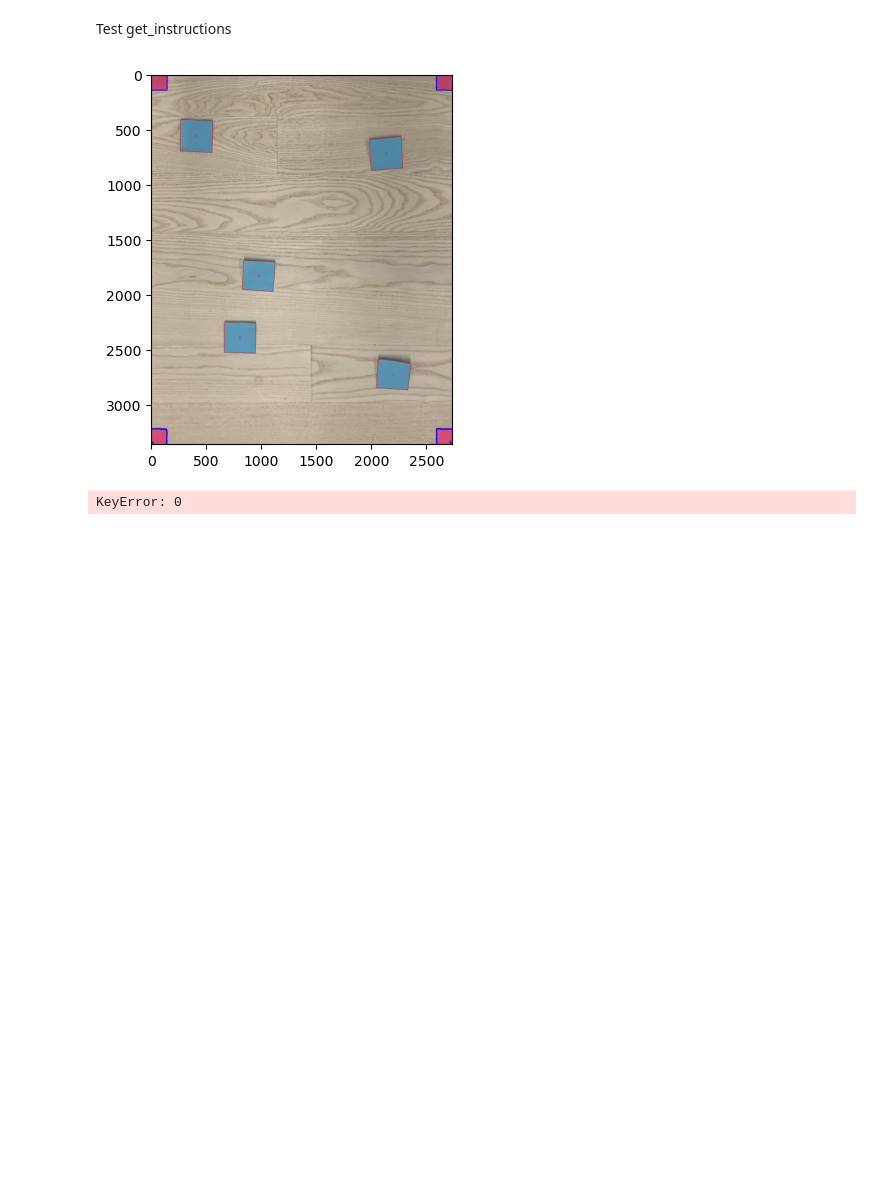
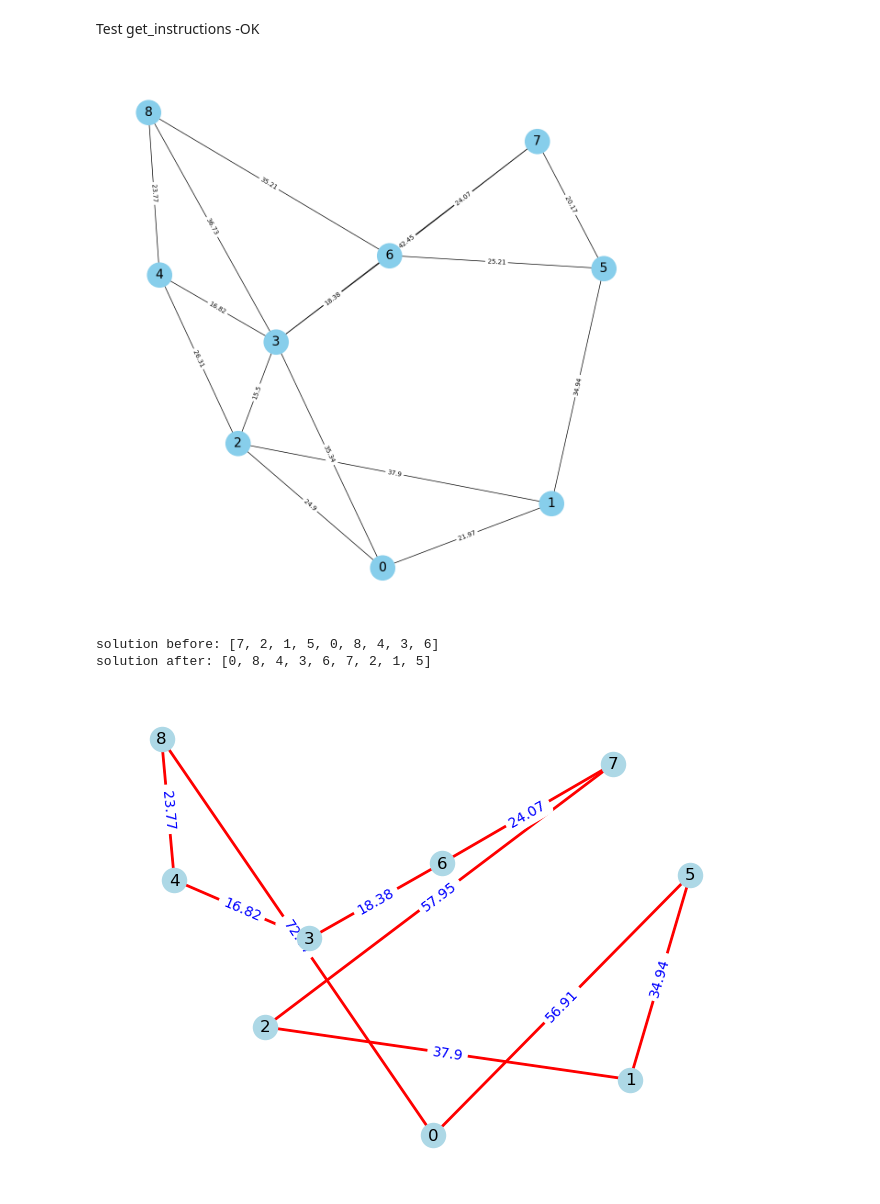
Before and after one commit to Gregz9/simula_proj, a Jupyter notebook: test_run.ipynb, the cells around one changed output. Saved outputs shown, nothing was run; the diff lists cells and outputs as text; code cells hidden in the pictures; blank space fills up the shorter version.

```diff
--- a/test_run.ipynb
+++ b/test_run.ipynb
@@ -1,5 +1,5 @@
 # %% [markdown]
-Test get_instructions
+Test get_instructions -OK
 # %%
 import sys
 import os
@@ -9,11 +9,13 @@ sys.path.append(f'{path}/src/')
 os.getcwd()
 
 sys.path.insert(1, os.path.join(sys.path[0], '../src'))
-path = f'{path}/test_images/n05.jpg'
+path = f'{path}/test_images/n09.jpg'
 # %%
 from path_generator.send_instructions import get_instructions
 # %%
-get_instructions(path, spatial=True)
+instruction_json = get_instructions(path, spatial=True, show_graph=True, show_solution=True)
 # %% [output]
-[figure, old version]
+[figure, new version]
-KeyError: 0
+solution before: [7, 2, 1, 5, 0, 8, 4, 3, 6]
+solution after: [0, 8, 4, 3, 6, 7, 2, 1, 5]
+[figure, added]
```
Also changed, not shown: parts of 1 cell of this notebook, 2 other files.
